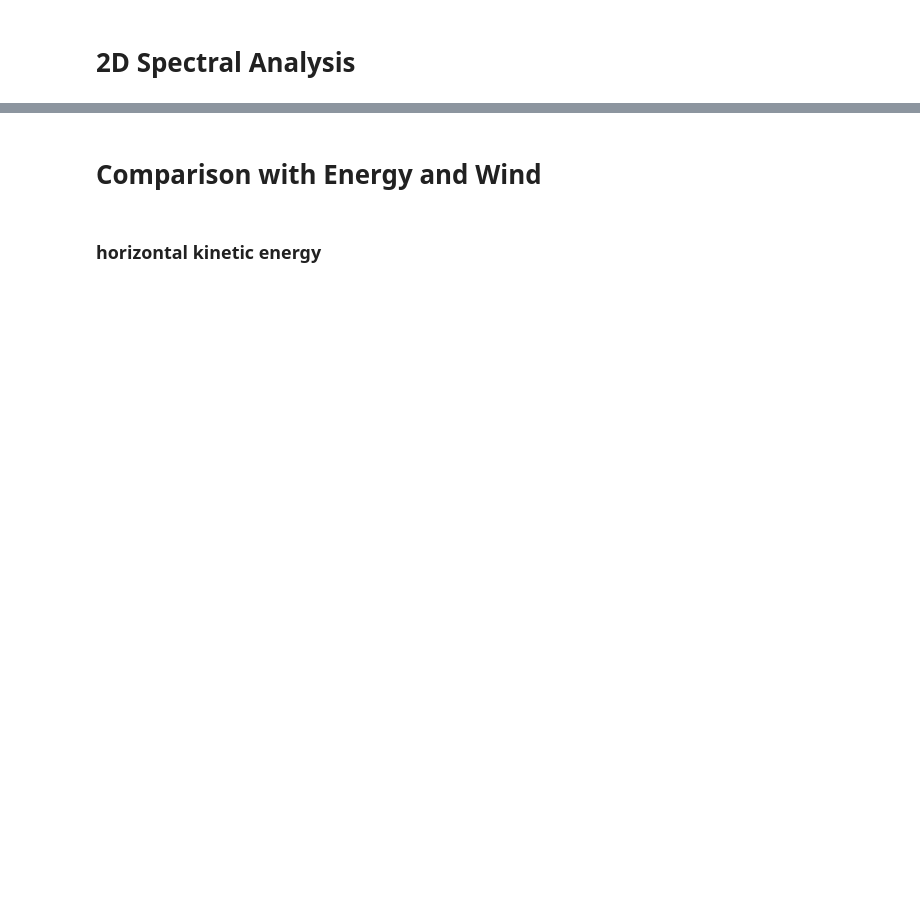
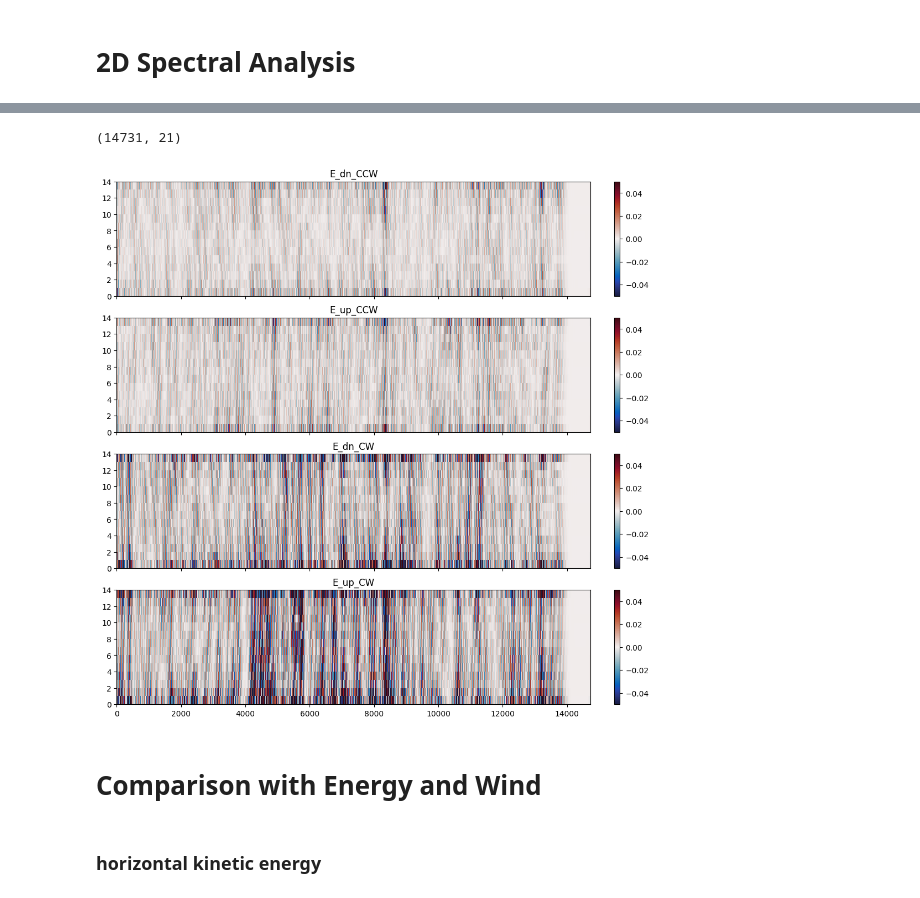
Before and after one commit to opinner/pinner2026_JPO_code, a Jupyter notebook: notebooks/exploratory/ADCP_analysis.ipynb, the cells around one changed output, grey strips where cells are left out. Saved outputs shown, nothing was run; the diff lists cells and outputs as text; code cells hidden in the pictures; blank space fills up the shorter version.

```diff
--- a/notebooks/exploratory/ADCP_analysis.ipynb
+++ b/notebooks/exploratory/ADCP_analysis.ipynb
@@ -314,6 +392,11 @@ for axis in ax:
+# %%
+u_fN.shape
+# %% [output]
+(14731, 21)
 # %%
 def decompose_CV_up_dn(CV):
     """
+    COPYRIGHT: SIMON REIFENBERG
     For a two-dimensional velocity field CV (time x depth), this function returns
     a decomposed velocity field based on 2D-fft filtering.
 
@@ -369,3 +443,17 @@ def filter_to_fN(arr):
+# %%
+results = decompose_CV_up_dn(
+    u_f.dropna(axis="columns", how="all") + 1j * v_f.dropna(axis="columns", how="all")
+)
+# %%
+fig, ax = plt.subplots(nrows=4, sharex=True, sharey=True, layout="constrained", figsize=(10, 10))
+for i, (name, data) in enumerate(results.items()):
+    ax[i].set_title(name)
+    im = ax[i].pcolormesh(
+        np.real(data).T, norm=mcolors.CenteredNorm(halfrange=0.05), cmap=cm.cm.balance
+    )
+    fig.colorbar(im, ax=ax[i])
+# %% [output]
+[figure, added]
 # %% [markdown]
 # Comparison with Energy and Wind
 # %% [markdown]
```
Also changed, not shown: parts of 12 cells of this notebook.
